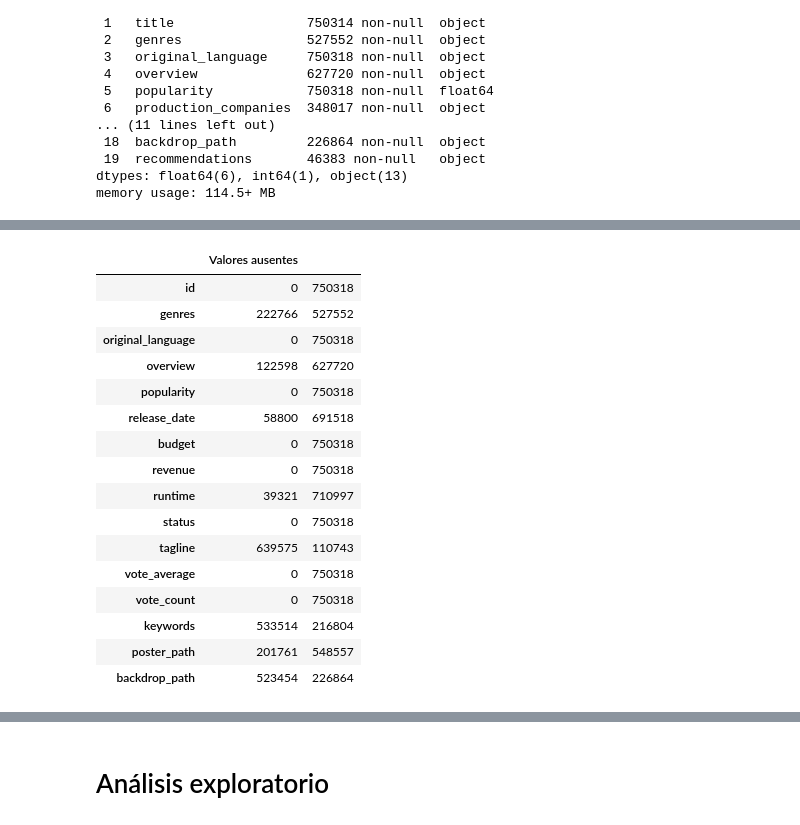
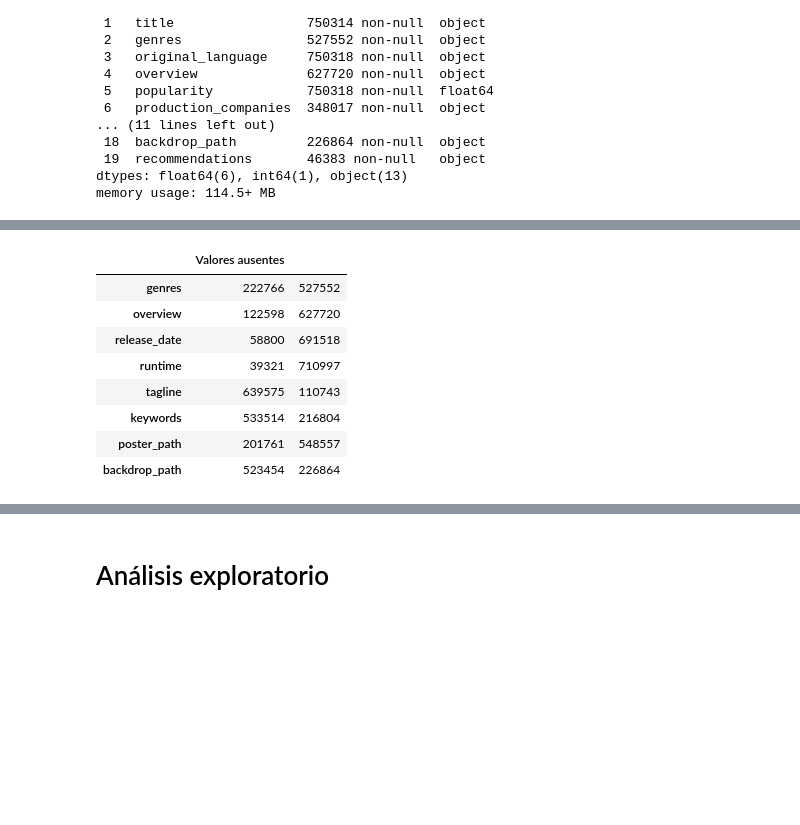
Before and after one commit to jesus-valencia97/Diplomado-en-ciencia-de-datos, a Jupyter notebook: Proyecto/Modulo 5/M1/M5 - Modulo1.ipynb, the cells around one changed output, grey strips where cells are left out. Drawn from its saved outputs; the diff is of its cells as text; code cells hidden in the pictures; blank space fills up the shorter version.

```diff
--- a/Proyecto/Modulo 5/M1/M5 - Modulo1.ipynb
+++ b/Proyecto/Modulo 5/M1/M5 - Modulo1.ipynb
@@ -90,24 +92,17 @@ TMDb.head(2)
 # %%
 VA = pd.DataFrame(TMDb.isna().sum(),columns = ['Valores ausentes'])
 VA[' '] = TMDb.shape[0]
 VA[' '] = VA[' '] - VA['Valores ausentes']
+VA = VA.loc[VA['Valores ausentes']>0]
 # VA['%'] = round(VA['n']/TMDb.shape[0]*100,2)
 VA
 # %% [output]
 |  | Valores ausentes |  |
-| id | 0 | 750318 |
 | genres | 222766 | 527552 |
-| original_language | 0 | 750318 |
 | overview | 122598 | 627720 |
-| popularity | 0 | 750318 |
 | release_date | 58800 | 691518 |
-| budget | 0 | 750318 |
-| revenue | 0 | 750318 |
 | runtime | 39321 | 710997 |
-| status | 0 | 750318 |
 | tagline | 639575 | 110743 |
-| vote_average | 0 | 750318 |
-| vote_count | 0 | 750318 |
 | keywords | 533514 | 216804 |
 | poster_path | 201761 | 548557 |
 | backdrop_path | 523454 | 226864 |
```
Also changed, not shown: parts of 4 cells of this notebook.
